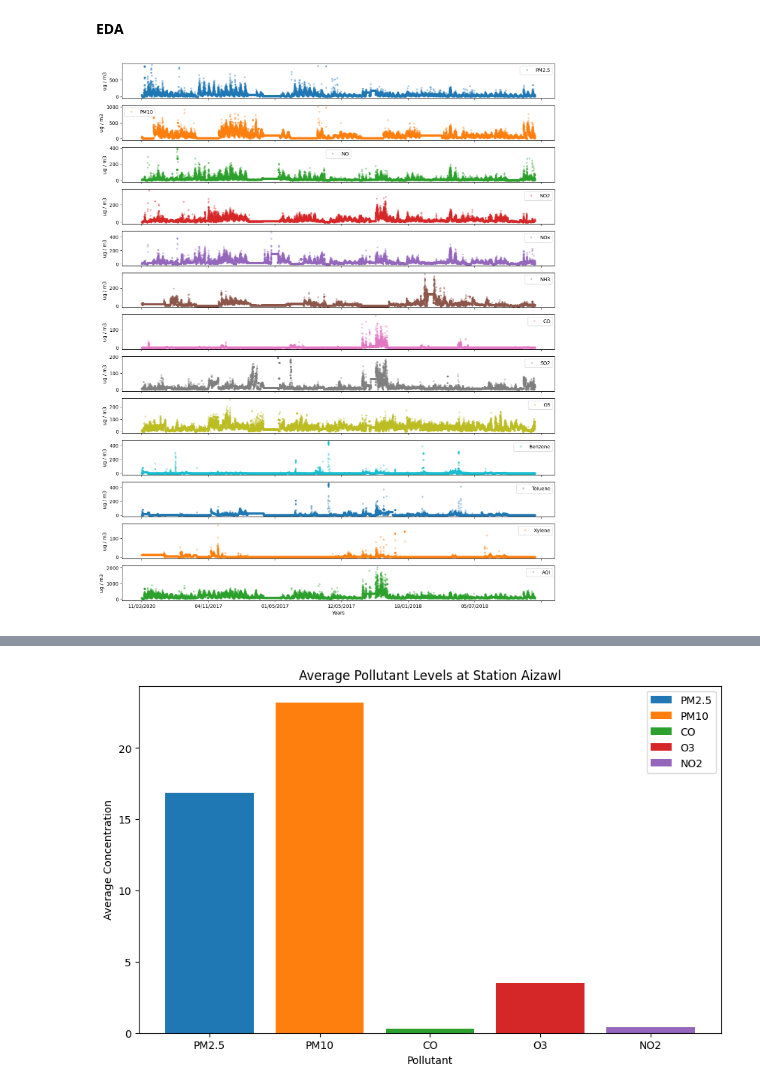
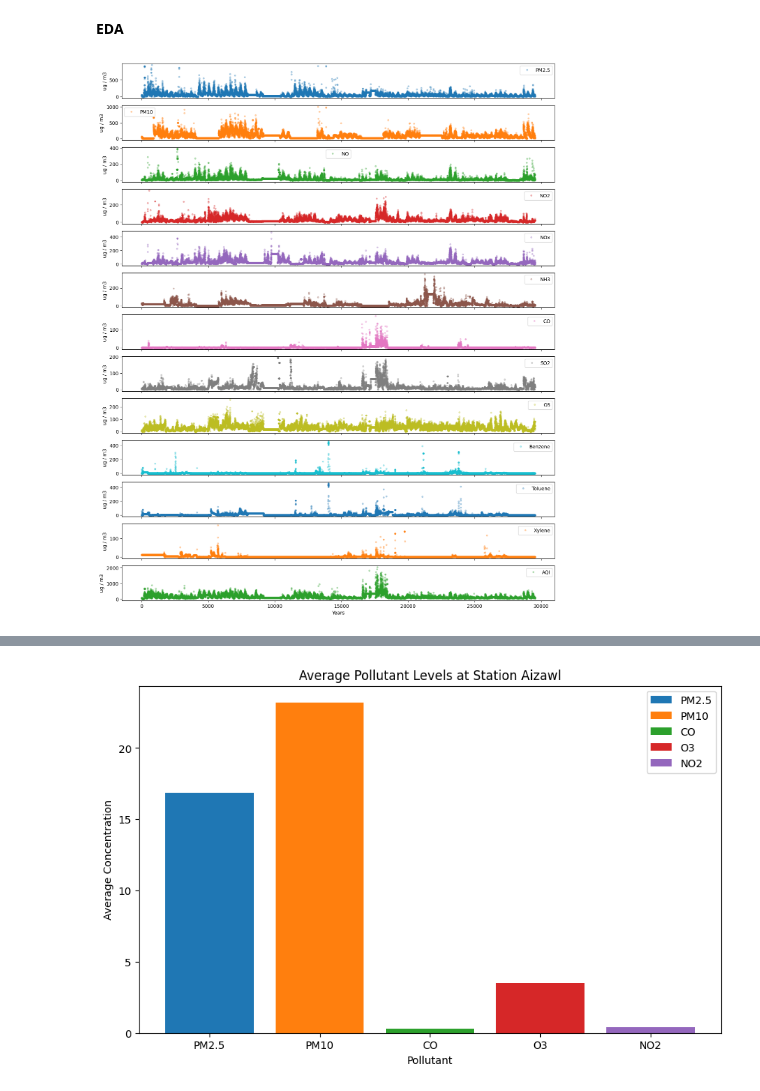
Before and after one commit to Seb85vickz/CMP7005-Programming-for-Data-Analysis, a Jupyter notebook: CMP7005_Assessment1.ipynb, the cells around one changed output, grey strips where cells are left out. Cells and saved outputs as stored; diff of their text form; code cells hidden in the pictures.

```diff
--- a/CMP7005_Assessment1.ipynb
+++ b/CMP7005_Assessment1.ipynb
@@ -492,13 +496,12 @@ dtype: int64
 **EDA**
 # %%
 pollutants = ['PM2.5','PM10','NO','NO2','NOx','NH3','CO','SO2','O3','Benzene','Toluene','Xylene','AQI','AQI_Bucket']
-df.set_index('Date',inplace=True)
 axes = df[pollutants].plot(marker='.', alpha=0.3, linestyle='None', figsize=(16, 20), subplots=True)
 for ax in axes:
     ax.set_xlabel('Years')
     ax.set_ylabel('ug / m3')        # plots shows variations of different parameters
 # %% [output]
-[figure, old version]
+[figure, new version]
 # %%
 
 city_stats = df.groupby('City')[['PM2.5', 'PM10', 'NO', 'NO2', 'NOx', 'NH3']].mean().reset_index()
```
Also changed, not shown: parts of 12 cells of this notebook.
